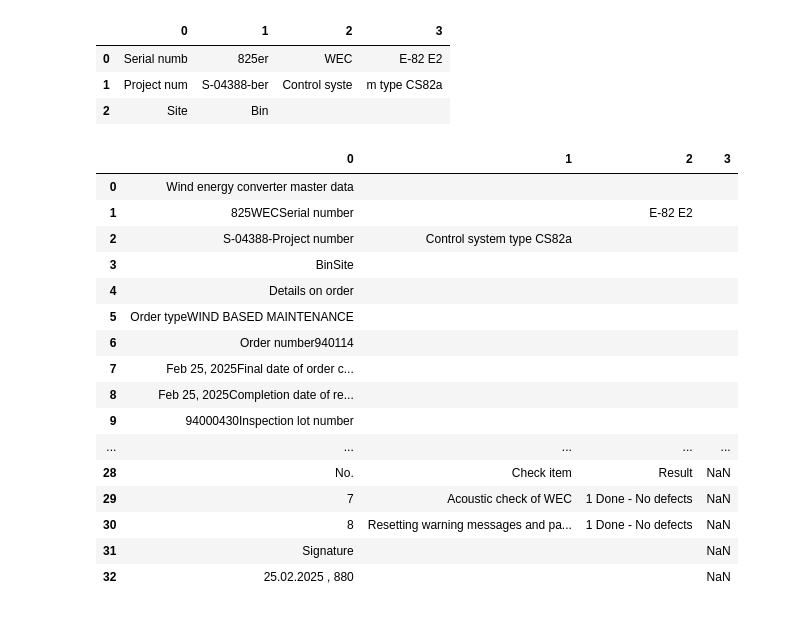
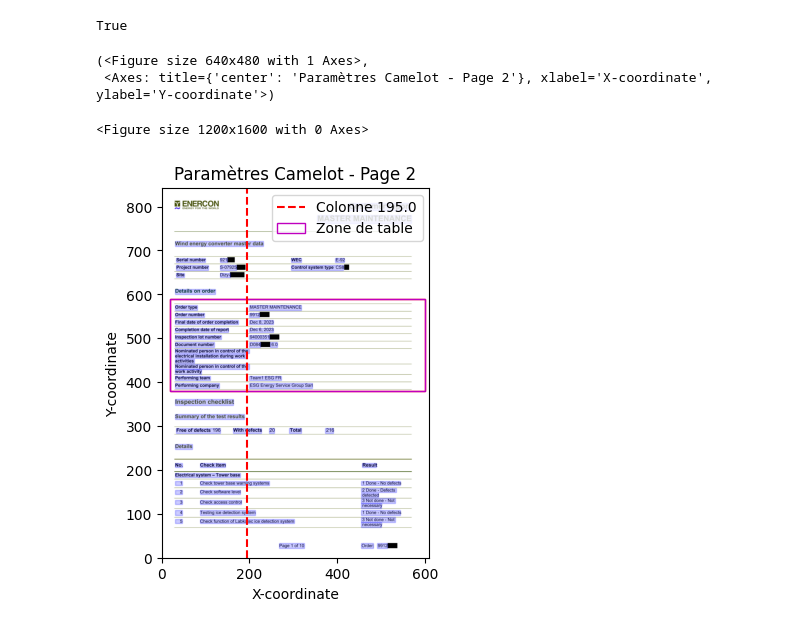
Before and after one commit to davidbreau-wpd/data_ing_cert, a Jupyter notebook: test_enercon.ipynb, the cells around one changed output. Cells and saved outputs as stored; diff of their text form; code cells hidden in the pictures.

```diff
--- a/test_enercon.ipynb
+++ b/test_enercon.ipynb
@@ -78,47 +115,22 @@ enercon_report._convert_to_dataframe(enercon_report._extract_single_page_table(2
+# %%
+enercon_report.is_master
+# %% [output]
+True
 # %%
-camelot_params = {
+
+camelot_parameters = {
             'flavor': 'stream',
-            # 'columns': ['250'], #195
-            'table_areas': ['20,700,600,620'],
+            'columns': ['195'],
+            'table_areas': ['20,590,600,380'],
             'edge_tol': 700,
             'row_tol': 13,
-            'split_text': True,
+            'split_text': False,
             'strip_text': '\n',
         }
 
-enercon_report._convert_to_dataframe(enercon_report._extract_single_page_table(2, **camelot_params))
+enercon_report.visualize_camelot_parameters(2, **camelot_parameters)
 # %% [output]
-|  | 0 | 1 | 2 | 3 |
-| 0 | Serial numb | 825er | WEC | E-82 E2 |
-| 1 | Project num | S-04388-ber | Control syste | m type CS82a |
-| 2 | Site | Bin |  |  |
+(<Figure size 640x480 with 1 Axes>,
+ <Axes: title={'center': 'Paramètres Camelot - Page 2'}, xlabel='X-coordinate', ylabel='Y-coordinate'>)
+<Figure size 1200x1600 with 0 Axes>
+[figure, added]
-# %%
-camelot_params = {
-            'flavor': 'stream',
-            # 'columns': ['65,450'],
-            'table_areas': ['30,730,600,40'],
-         'edge_tol': 800,
-            'row_tol': 13,
-            'split_text': False,   # Pour gérer le texte qui traverse les colonnes
-            'strip_text': '\n',   # Pour nettoyer le texte des retours à la ligne
-        }
-
-enercon_report._get_multiple_pages_table(2, last_page, **camelot_params)
-# %% [output]
-|  | 0 | 1 | 2 | 3 |
-| 0 | Wind energy converter master data |  |  |  |
-| 1 | 825WECSerial number |  | E-82 E2 |  |
-| 2 | S-04388-Project number | Control system type CS82a |  |  |
-| 3 | BinSite |  |  |  |
-| 4 | Details on order |  |  |  |
-| 5 | Order typeWIND BASED MAINTENANCE |  |  |  |
-| 6 | Order number940114 |  |  |  |
-| 7 | Feb 25, 2025Final date of order c... |  |  |  |
-| 8 | Feb 25, 2025Completion date of re... |  |  |  |
-| 9 | 94000430Inspection lot number |  |  |  |
-| ... | ... | ... | ... | ... |
-| 28 | No. | Check item | Result | NaN |
-| 29 | 7 | Acoustic check of WEC | 1 Done - No defects | NaN |
-| 30 | 8 | Resetting warning messages and pa... | 1 Done - No defects | NaN |
-| 31 | Signature |  |  | NaN |
-| 32 | 25.02.2025 , 880 |  |  | NaN |
```
Also changed, not shown: parts of 15 cells of this notebook, 15 other files.
